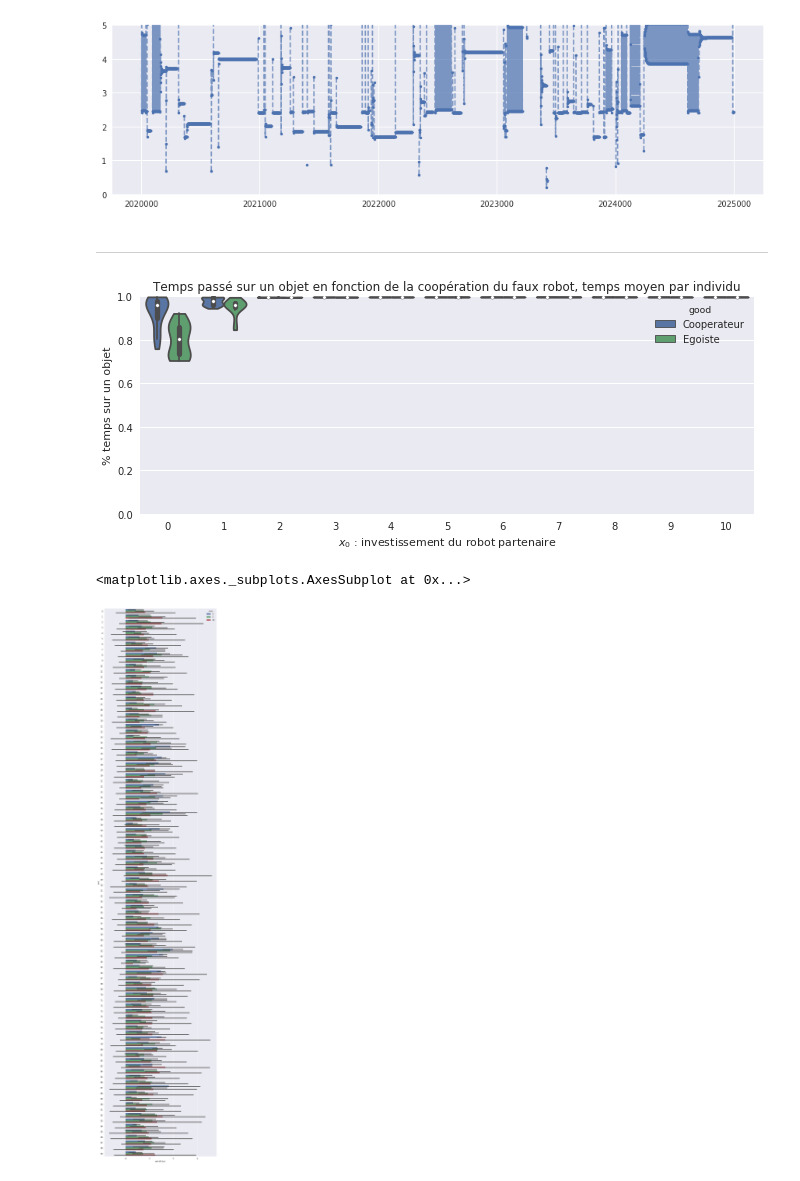
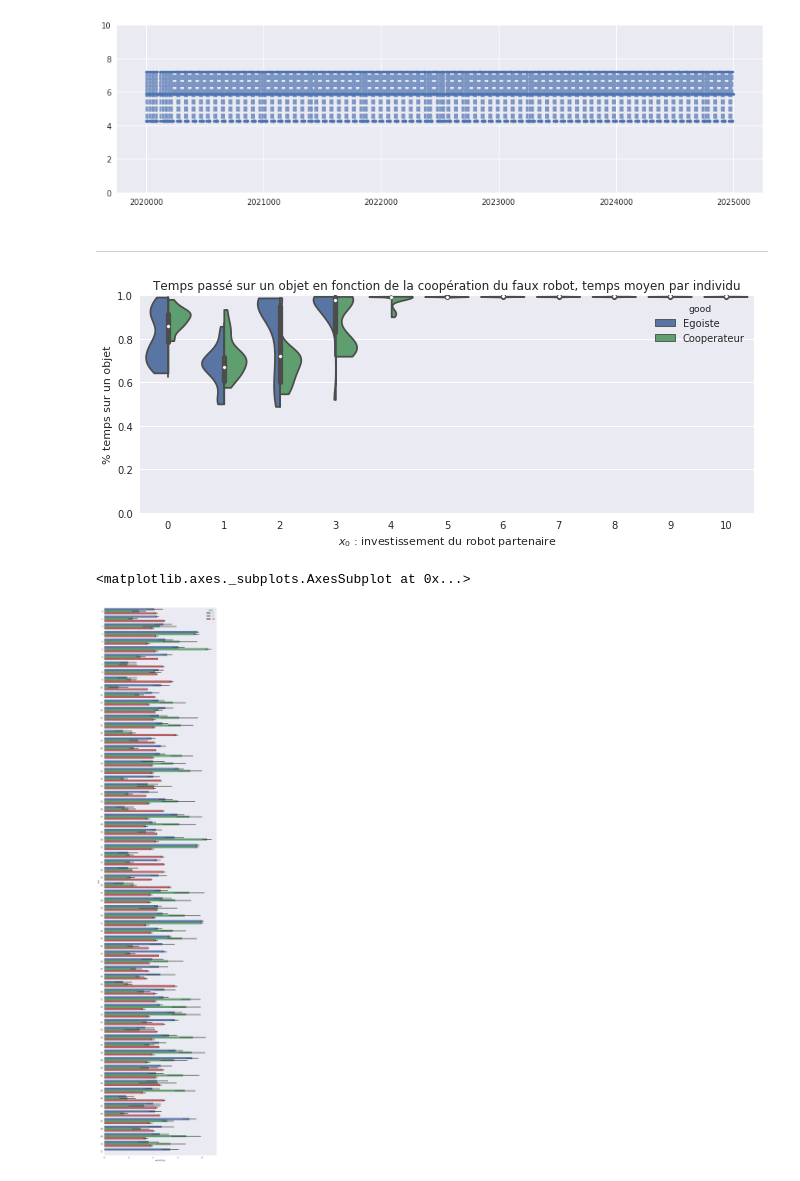
Before and after one commit to PaulEcoffet/roborobo3, a Jupyter notebook: roborobo3/notebooks/bigmodel_partnerchoice.ipynb, the cells around one changed output. Cells and saved outputs as stored; diff of their text form; code cells hidden in the pictures.

```diff
--- a/roborobo3/notebooks/bigmodel_partnerchoice.ipynb
+++ b/roborobo3/notebooks/bigmodel_partnerchoice.ipynb
@@ -173,10 +163,10 @@ df['truecoop'] = np.where(df['onOpp'], df['ownCoop'], np.nan)
 fig, ax = plt.subplots(figsize=(15, 4))
 df.query('ind == 12 and coop == 2 and rep == 2')['truecoop'].plot(ax=ax, style='.')
 df.query('ind == 12 and coop == 2 and rep == 2')['truecoop'].plot(ax=ax, style='--', alpha=0.7, c=sns.palettes.get_color_cycle()[0])
-ax.set_ylim(0, 5)
+ax.set_ylim(0, 10)
 plt.show()
 # %% [output]
-[figure, old version]
+[figure, new version]
 # %% [markdown]
 ------
 # %%
@@ -187,16 +177,16 @@ m.loc[np.where(m['ind'].isin(best))[0], 'good'] = 'Cooperateur'
 m.loc[np.where(m['ind'].isin(worst))[0], 'good'] = 'Egoiste'
 # %%
 plt.figure(figsize=(11, 4))
-sns.violinplot(data=m, x='coop', y='onOpp', cut=0, scale='count', hue='good')
+sns.violinplot(data=m, x='coop', y='TrueOnOpp', cut=0, scale='count', hue='good', split=True)
 plt.title("Temps passé sur un objet en fonction de la coopération du faux robot, temps moyen par individu")
 plt.ylabel("% temps sur un objet")
 plt.ylim(0, 1)
 plt.xlabel("$x_0$ : investissement du robot partenaire");
 # %% [output]
-[figure, old version]
+[figure, new version]
 # %%
 fig, ax = plt.subplots(ncols=1, nrows=1, figsize=(10, 50))
-sns.barplot(data=df.query('onOpp == 1 and ind < 100 and (coop==0 or coop==2 or coop==10)'), y='ind', x='ownCoop', orient='h', hue='coop',  ci='sd', ax=ax)
+sns.barplot(data=df.query('onOpp >= 1 and ind < 100 and (coop==0 or coop==2 or coop==10)'), y='ind', x='ownCoop', orient='h', hue='coop',  ci='sd', ax=ax)
 # %% [output]
 <matplotlib.axes._subplots.AxesSubplot at 0x...>
-[figure, old version]
+[figure, new version]
```
Also changed, not shown: parts of 7 cells of this notebook, 1 other file.
